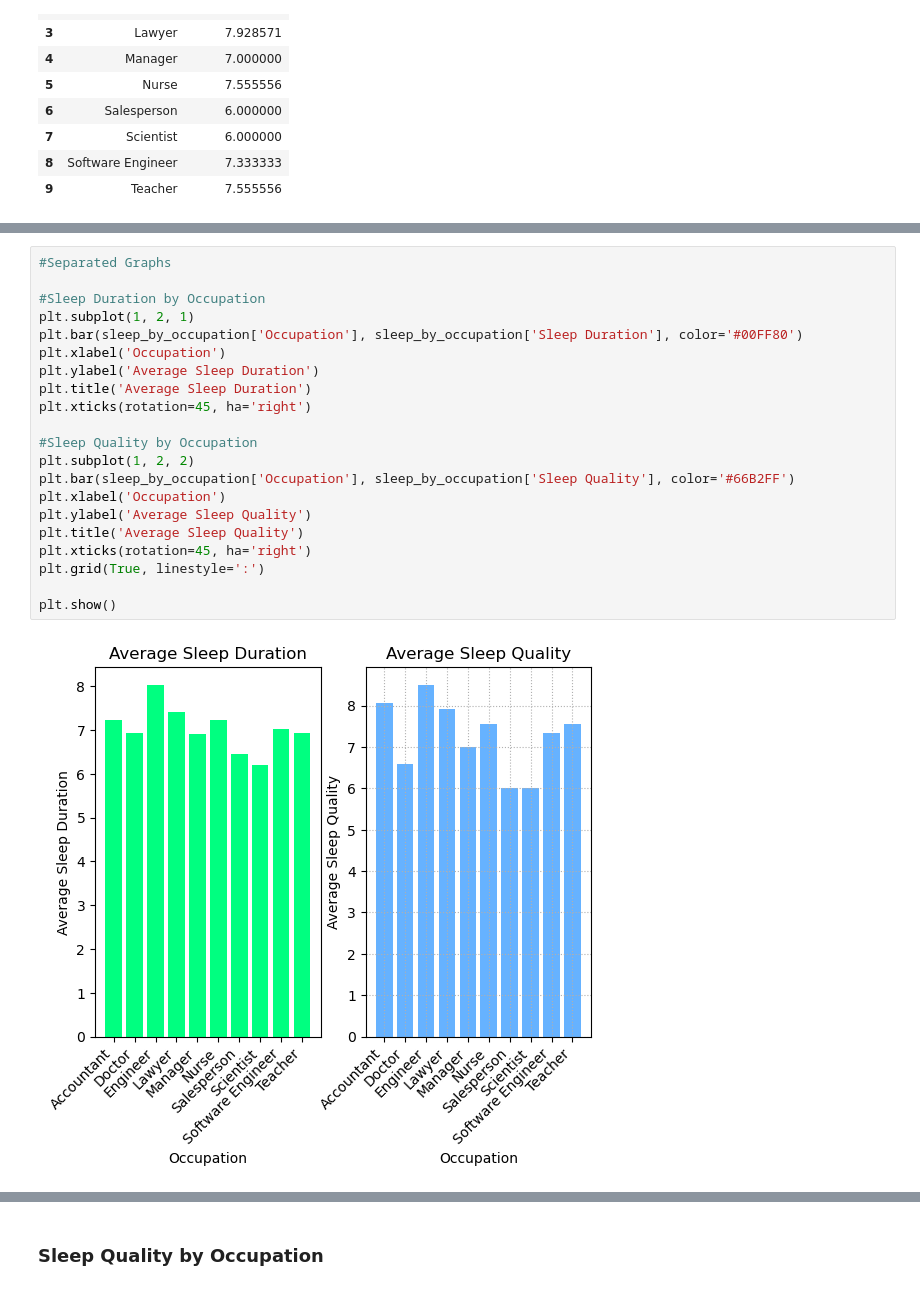
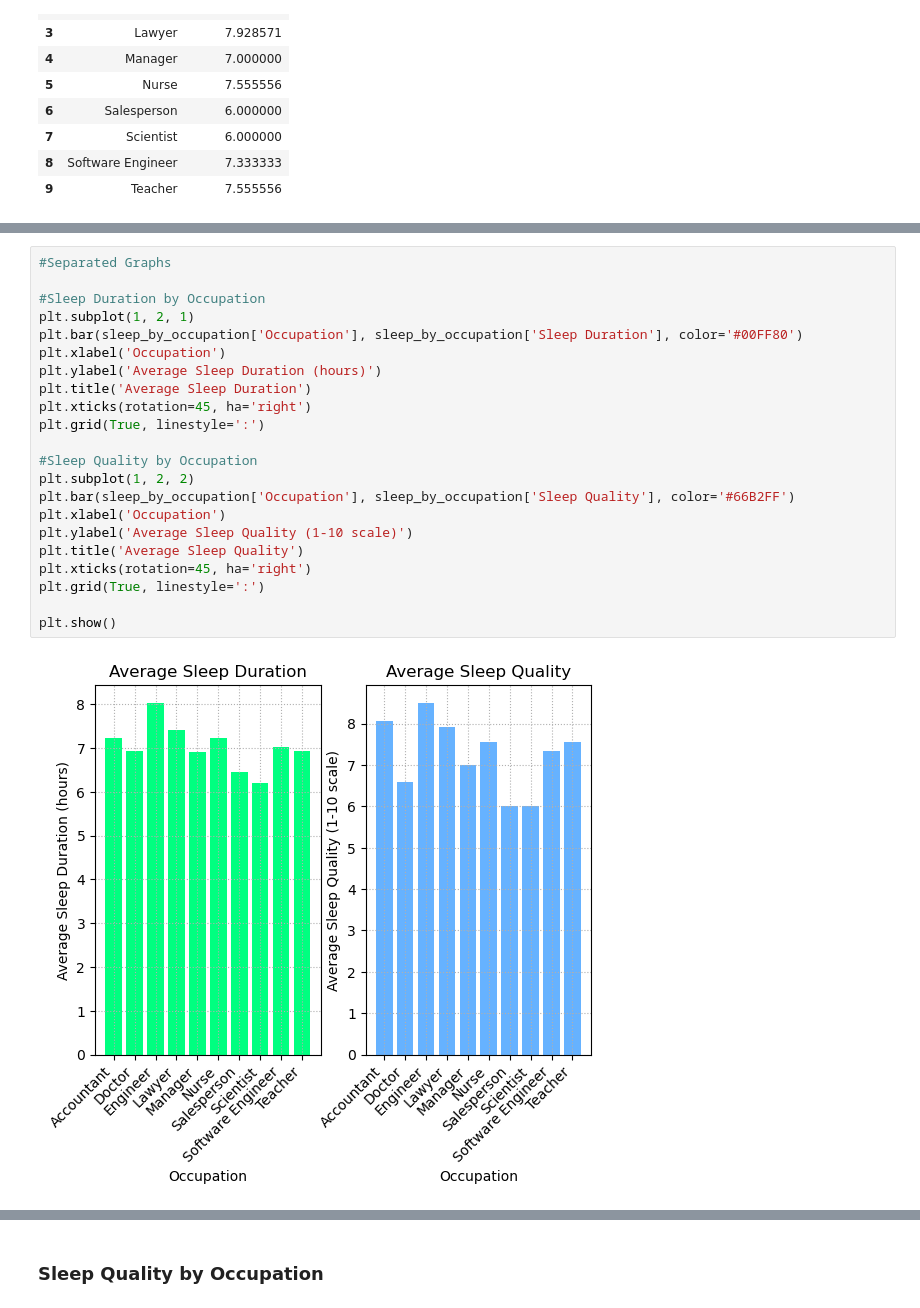
Before and after one commit to ThanhVo626/SleepHealth_EDA, a Jupyter notebook: occupation_and_exercise_EDA/sleep_health_EDA.ipynb, the cells around one changed output, grey strips where cells are left out. Cells and saved outputs as stored; diff of their text form.

```diff
--- a/occupation_and_exercise_EDA/sleep_health_EDA.ipynb
+++ b/occupation_and_exercise_EDA/sleep_health_EDA.ipynb
@@ -196,26 +227,27 @@ sleep_by_occupation
 # %%
 #Separated Graphs
 
 #Sleep Duration by Occupation
 plt.subplot(1, 2, 1)
 plt.bar(sleep_by_occupation['Occupation'], sleep_by_occupation['Sleep Duration'], color='#00FF80')
 plt.xlabel('Occupation')
-plt.ylabel('Average Sleep Duration')
+plt.ylabel('Average Sleep Duration (hours)')
 plt.title('Average Sleep Duration')
 plt.xticks(rotation=45, ha='right')
+plt.grid(True, linestyle=':')
 
 #Sleep Quality by Occupation
 plt.subplot(1, 2, 2)
 plt.bar(sleep_by_occupation['Occupation'], sleep_by_occupation['Sleep Quality'], color='#66B2FF')
 plt.xlabel('Occupation')
-plt.ylabel('Average Sleep Quality')
+plt.ylabel('Average Sleep Quality (1-10 scale)')
 plt.title('Average Sleep Quality')
 plt.xticks(rotation=45, ha='right')
 plt.grid(True, linestyle=':')
 
 plt.show()
 # %% [output]
-[figure, old version]
+[figure, new version]
 # %%
 #plot of Sleep Duration and Sleep Quality by Occupation
 
```
Also changed, not shown: parts of 24 cells of this notebook.
